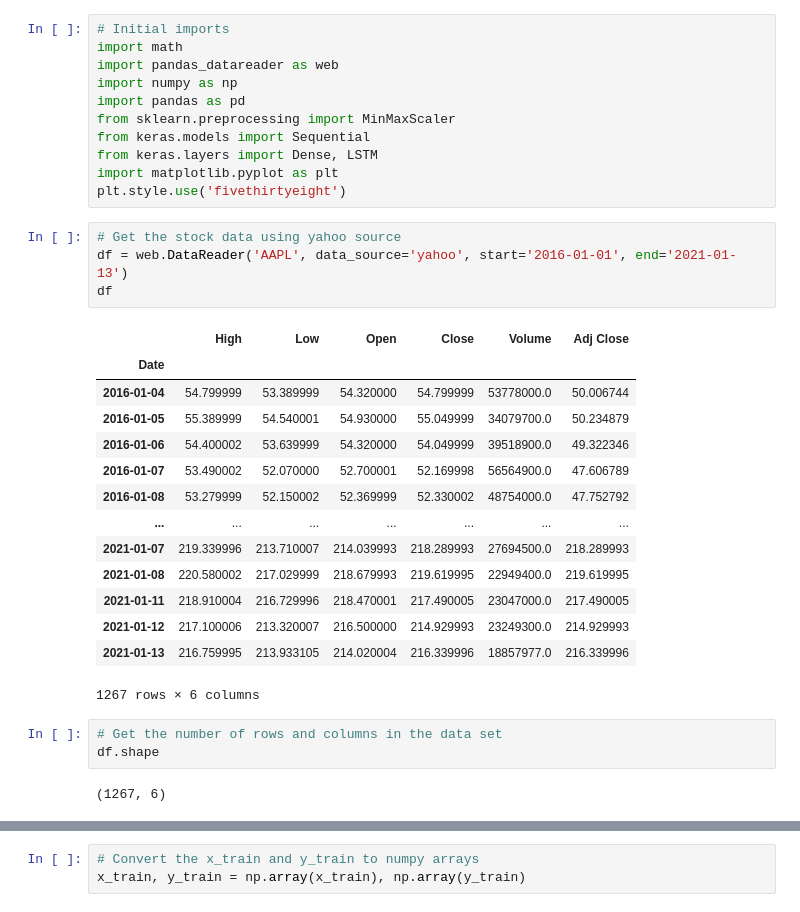
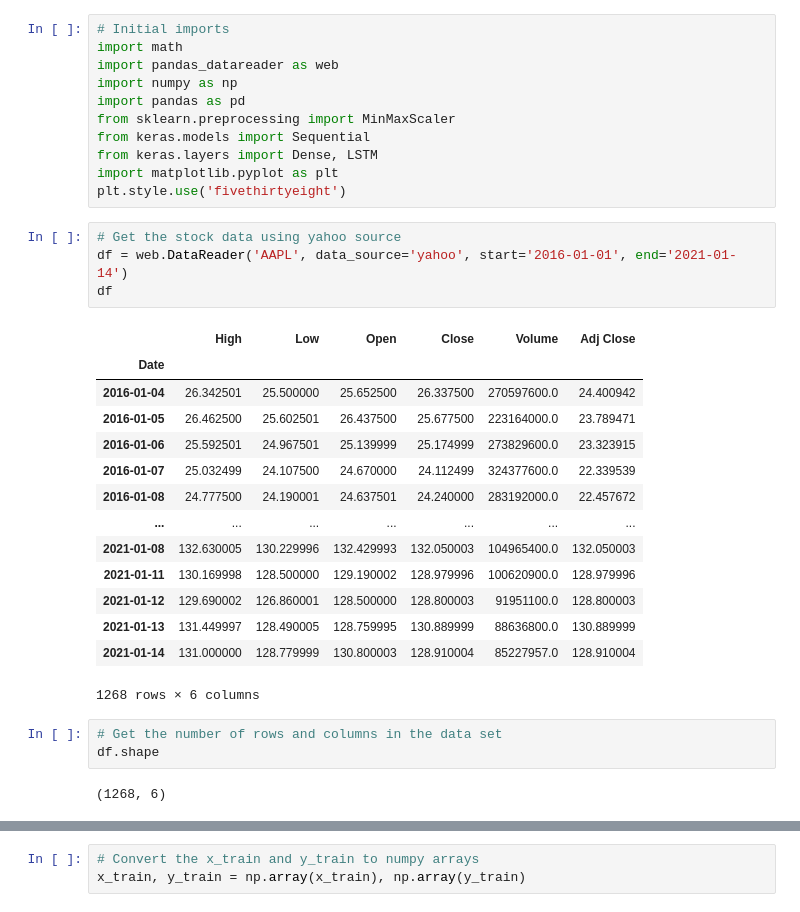
Before and after one commit to dd2-GWFinTech-Projects/Project2-InvestmentSuggestionFramework, a Jupyter notebook: Price-Forecasting/Solved/Machine_Learning.ipynb, the cells around one changed output, grey strips where cells are left out. Saved outputs shown, nothing was run; the diff lists cells and outputs as text.

```diff
--- a/Price-Forecasting/Solved/Machine_Learning.ipynb
+++ b/Price-Forecasting/Solved/Machine_Learning.ipynb
@@ -14,28 +14,28 @@ import matplotlib.pyplot as plt
 plt.style.use('fivethirtyeight')
 # %%
 # Get the stock data using yahoo source
-df = web.DataReader('AAPL', data_source='yahoo', start='2016-01-01', end='2021-01-13')
+df = web.DataReader('AAPL', data_source='yahoo', start='2016-01-01', end='2021-01-14')
 df
 # %% [output]
 |  | High | Low | Open | Close | Volume | Adj Close |
 | Date |  |  |  |  |  |  |
-| 2016-01-04 | 54.799999 | 53.389999 | 54.320000 | 54.799999 | 53778000.0 | 50.006744 |
-| 2016-01-05 | 55.389999 | 54.540001 | 54.930000 | 55.049999 | 34079700.0 | 50.234879 |
-| 2016-01-06 | 54.400002 | 53.639999 | 54.320000 | 54.049999 | 39518900.0 | 49.322346 |
-| 2016-01-07 | 53.490002 | 52.070000 | 52.700001 | 52.169998 | 56564900.0 | 47.606789 |
-| 2016-01-08 | 53.279999 | 52.150002 | 52.369999 | 52.330002 | 48754000.0 | 47.752792 |
+| 2016-01-04 | 26.342501 | 25.500000 | 25.652500 | 26.337500 | 270597600.0 | 24.400942 |
+| 2016-01-05 | 26.462500 | 25.602501 | 26.437500 | 25.677500 | 223164000.0 | 23.789471 |
+| 2016-01-06 | 25.592501 | 24.967501 | 25.139999 | 25.174999 | 273829600.0 | 23.323915 |
+| 2016-01-07 | 25.032499 | 24.107500 | 24.670000 | 24.112499 | 324377600.0 | 22.339539 |
+| 2016-01-08 | 24.777500 | 24.190001 | 24.637501 | 24.240000 | 283192000.0 | 22.457672 |
 | ... | ... | ... | ... | ... | ... | ... |
-| 2021-01-07 | 219.339996 | 213.710007 | 214.039993 | 218.289993 | 27694500.0 | 218.289993 |
-| 2021-01-08 | 220.580002 | 217.029999 | 218.679993 | 219.619995 | 22949400.0 | 219.619995 |
-| 2021-01-11 | 218.910004 | 216.729996 | 218.470001 | 217.490005 | 23047000.0 | 217.490005 |
-| 2021-01-12 | 217.100006 | 213.320007 | 216.500000 | 214.929993 | 23249300.0 | 214.929993 |
-| 2021-01-13 | 216.759995 | 213.933105 | 214.020004 | 216.339996 | 18857977.0 | 216.339996 |
+| 2021-01-08 | 132.630005 | 130.229996 | 132.429993 | 132.050003 | 104965400.0 | 132.050003 |
+| 2021-01-11 | 130.169998 | 128.500000 | 129.190002 | 128.979996 | 100620900.0 | 128.979996 |
+| 2021-01-12 | 129.690002 | 126.860001 | 128.500000 | 128.800003 | 91951100.0 | 128.800003 |
+| 2021-01-13 | 131.449997 | 128.490005 | 128.759995 | 130.889999 | 88636800.0 | 130.889999 |
+| 2021-01-14 | 131.000000 | 128.779999 | 130.800003 | 128.910004 | 85227957.0 | 128.910004 |
-1267 rows × 6 columns
+1268 rows × 6 columns
 # %%
 # Get the number of rows and columns in the data set
 df.shape
 # %% [output]
-(1267, 6)
+(1268, 6)
 # %%
 # Visualize the closing price
 plt.figure(figsize=(16,8))
```
Also changed, not shown: parts of 12 cells of this notebook, 4 other files.
